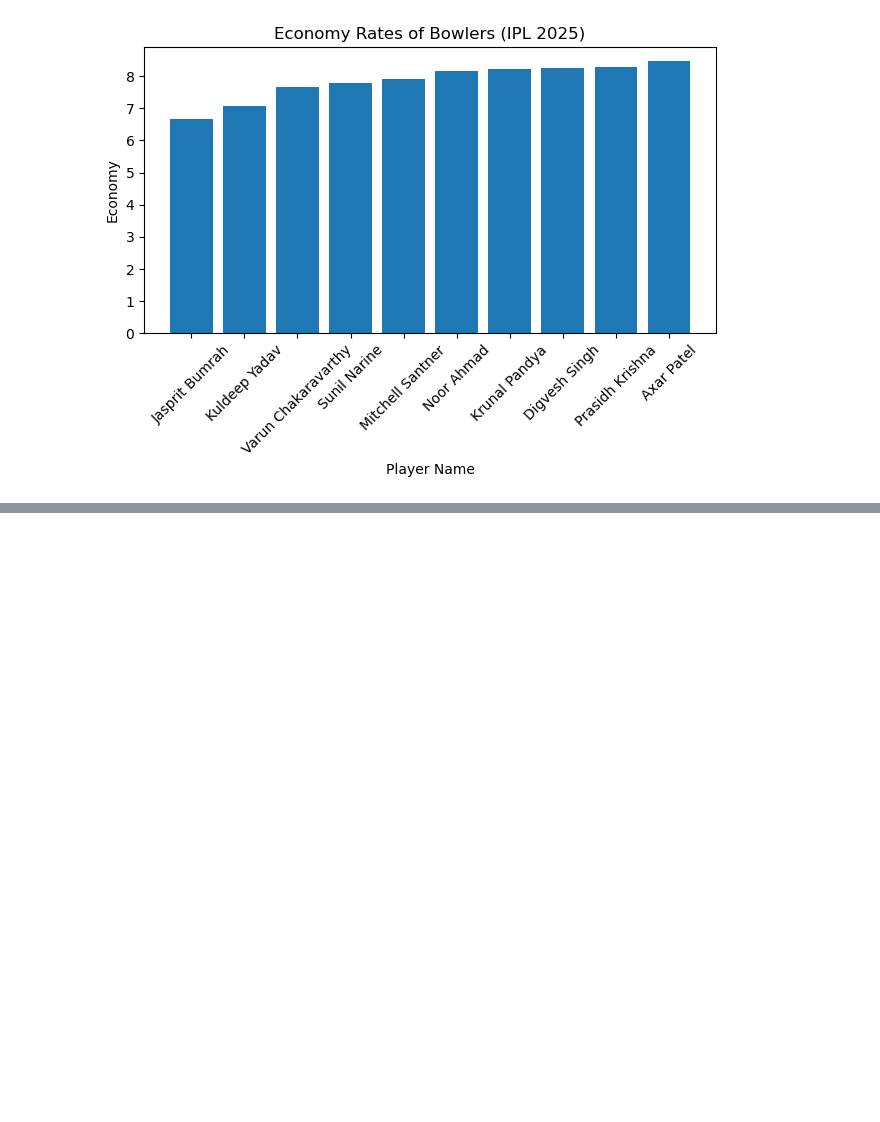
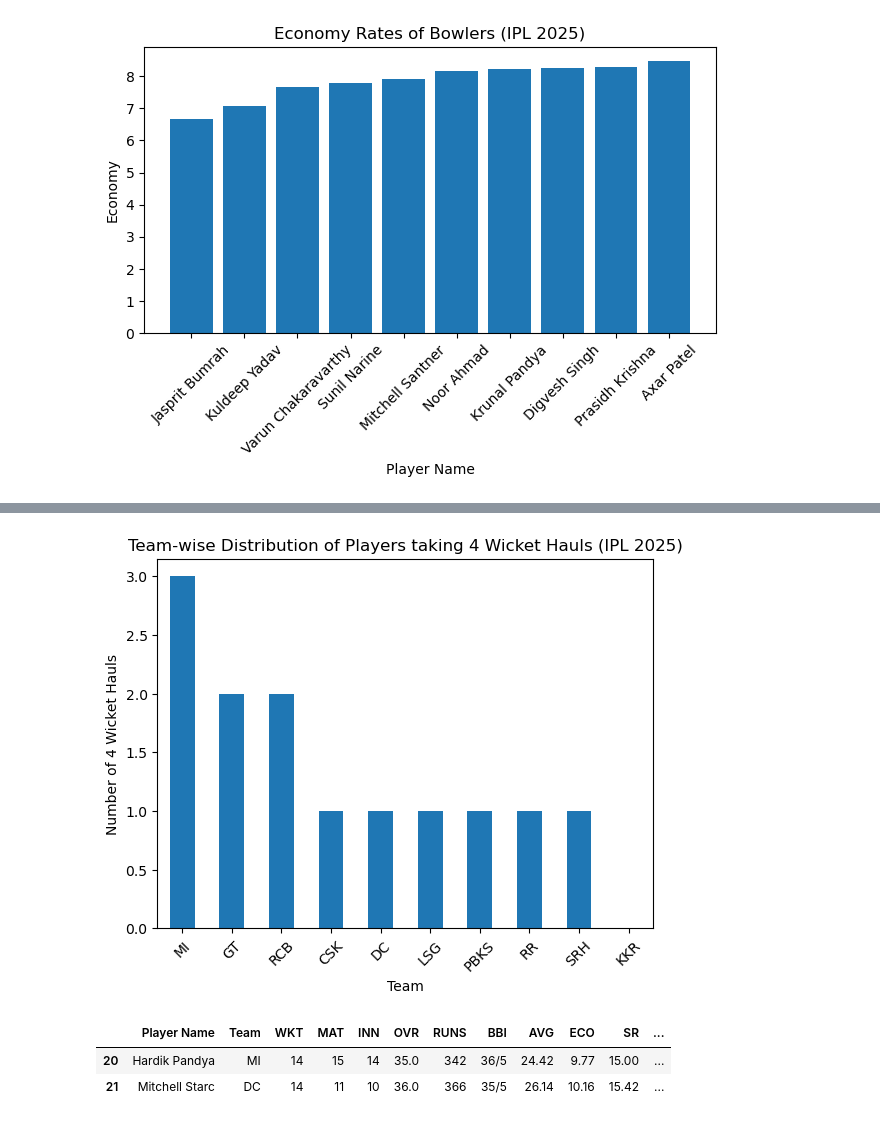
Before and after one commit to Subhu0110/IPL_Project, a Jupyter notebook: ProjectIPLBowling2025.ipynb, the cells around one changed output, grey strips where cells are left out. Saved outputs shown, nothing was run; the diff lists cells and outputs as text; code cells hidden in the pictures; blank space fills up the shorter version.

```diff
--- a/ProjectIPLBowling2025.ipynb
+++ b/ProjectIPLBowling2025.ipynb
@@ -250,0 +304,22 @@ NameError: name 'df_bowlers' is not defined
+# %%
+team_counts=df_bowlers.value_counts('Team')
+team_counts['KKR']=0
+plt.figure()
+team_counts.plot(kind='bar')
+plt.xlabel('Team')
+plt.ylabel('Number of 4 Wicket Hauls')
+plt.title('Team-wise Distribution of Players taking 4 Wicket Hauls (IPL 2025)')
+plt.xticks(rotation=45)
+
+plt.show()
+# %% [output]
+[figure, added]
+# %%
+df_bowlers=pd.read_csv('IPL2025Bowlers.csv')
+df_bowlers=df_bowlers.loc[df_bowlers['5W']>0]
+df_bowlers.sort_values('5W',ascending=False,inplace=True)
+df_bowlers
+# %% [output]
+|  | Player Name | Team | WKT | MAT | INN | OVR | RUNS | BBI | AVG | ECO | SR | ... |
+| 20 | Hardik Pandya | MI | 14 | 15 | 14 | 35.0 | 342 | 36/5 | 24.42 | 9.77 | 15.00 | ... |
+| 21 | Mitchell Starc | DC | 14 | 11 | 10 | 36.0 | 366 | 35/5 | 26.14 | 10.16 | 15.42 | ... |
```
Also changed, not shown: parts of 7 cells of this notebook.
